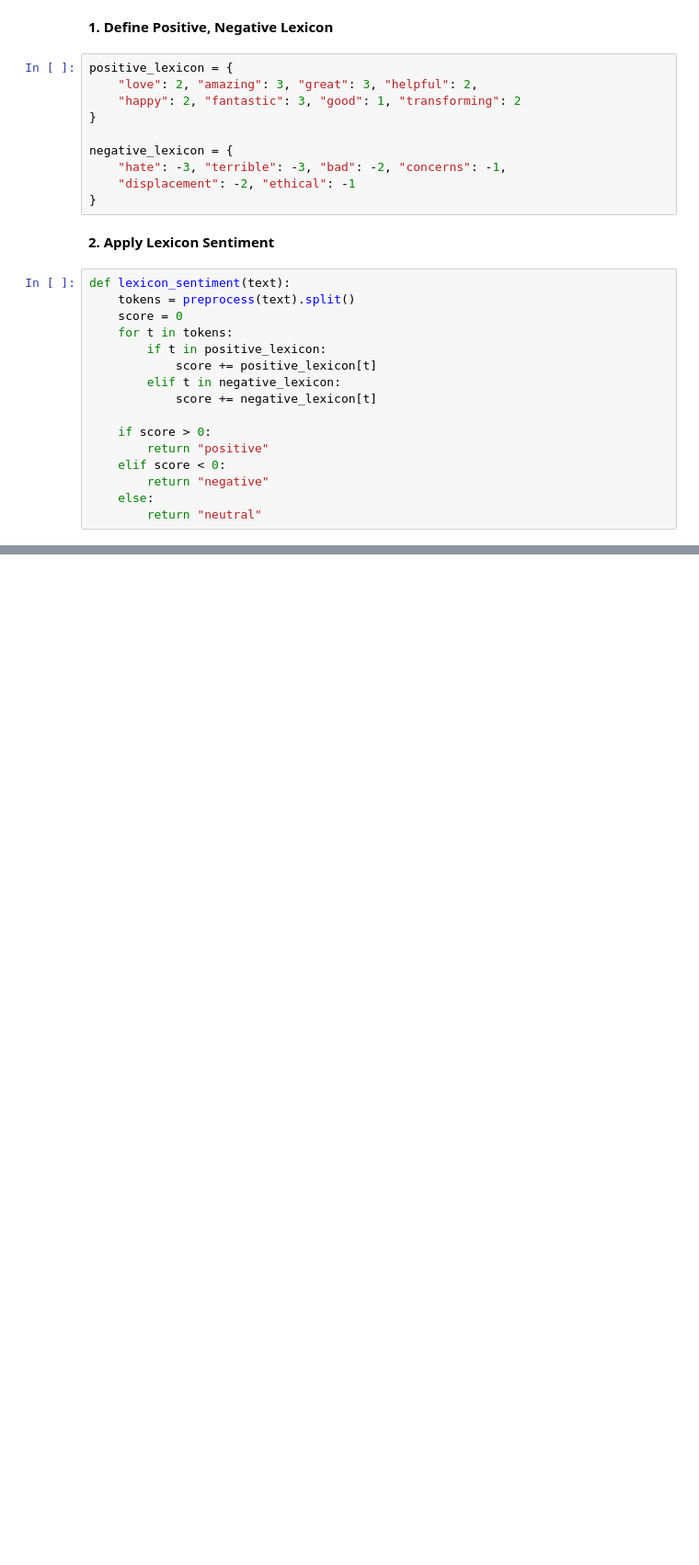
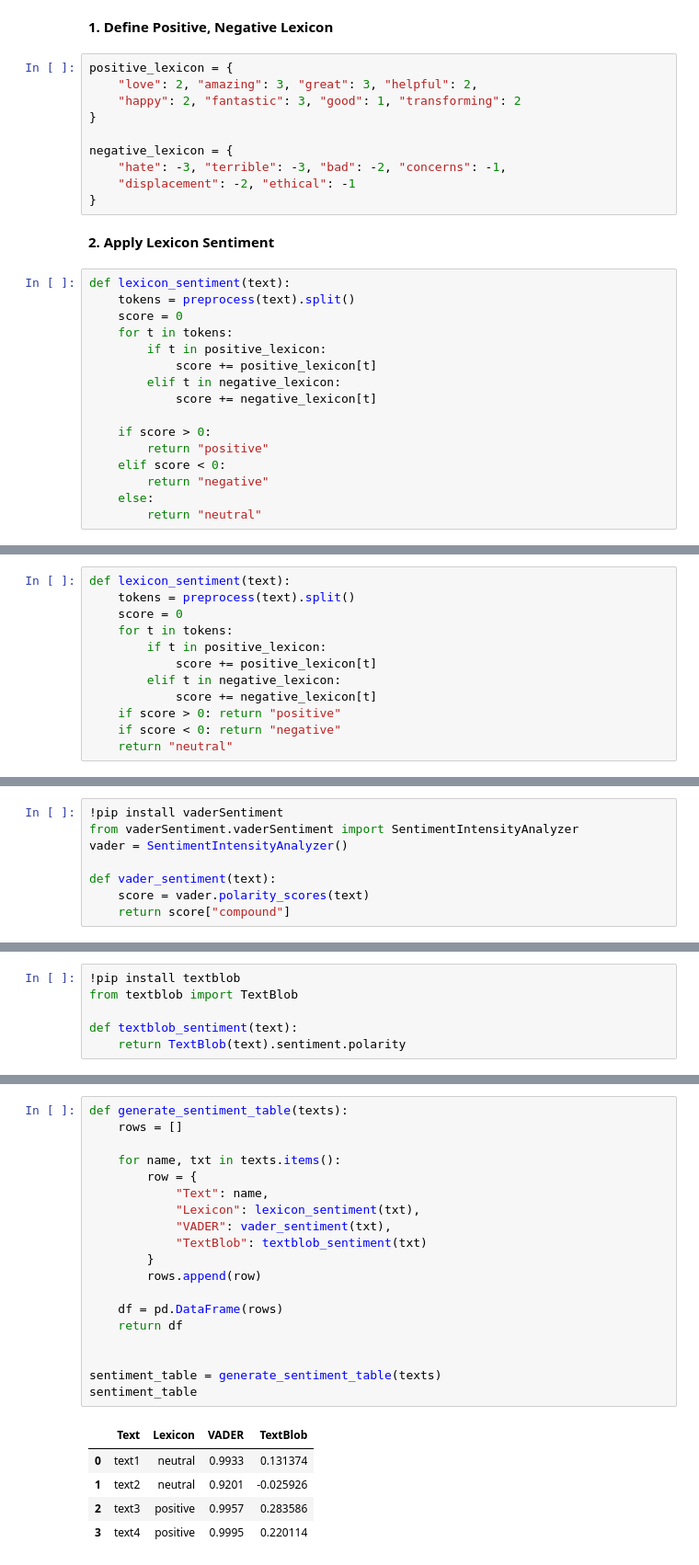
Before and after one commit to jangdain04-lab/TA_Assignment, a Jupyter notebook: Assignment2,3_202302772_JangDaIn.ipynb, the cells around one changed output, grey strips where cells are left out. Shown at 92% size. Drawn from its saved outputs; the diff is of its cells as text; blank space fills up the shorter version.

```diff
--- a/Assignment2,3_202302772_JangDaIn.ipynb
+++ b/Assignment2,3_202302772_JangDaIn.ipynb
@@ -244,0 +325,12 @@ positive
+# %%
+def lexicon_sentiment(text):
+    tokens = preprocess(text).split()
+    score = 0
+    for t in tokens:
+        if t in positive_lexicon:
+            score += positive_lexicon[t]
+        elif t in negative_lexicon:
+            score += negative_lexicon[t]
+    if score > 0: return "positive"
+    if score < 0: return "negative"
+    return "neutral"
@@ -244,0 +339,8 @@ positive
+# %%
+!pip install vaderSentiment
+from vaderSentiment.vaderSentiment import SentimentIntensityAnalyzer
+vader = SentimentIntensityAnalyzer()
+
+def vader_sentiment(text):
+    score = vader.polarity_scores(text)
+    return score["compound"]
@@ -244,0 +360,6 @@ positive
+# %%
+!pip install textblob
+from textblob import TextBlob
+
+def textblob_sentiment(text):
+    return TextBlob(text).sentiment.polarity
@@ -244,0 +406,25 @@ positive
+# %%
+def generate_sentiment_table(texts):
+    rows = []
+
+    for name, txt in texts.items():
+        row = {
+            "Text": name,
+            "Lexicon": lexicon_sentiment(txt),
+            "VADER": vader_sentiment(txt),
+            "TextBlob": textblob_sentiment(txt)
+        }
+        rows.append(row)
+
+    df = pd.DataFrame(rows)
+    return df
+
+
+sentiment_table = generate_sentiment_table(texts)
+sentiment_table
+# %% [output]
+|  | Text | Lexicon | VADER | TextBlob |
+| 0 | text1 | neutral | 0.9933 | 0.131374 |
+| 1 | text2 | neutral | 0.9201 | -0.025926 |
+| 2 | text3 | positive | 0.9957 | 0.283586 |
+| 3 | text4 | positive | 0.9995 | 0.220114 |
```
Also changed, not shown: parts of 19 cells of this notebook.
